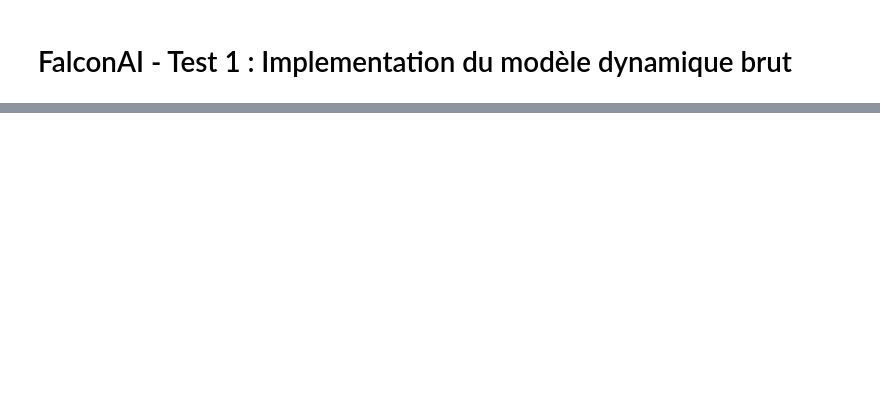
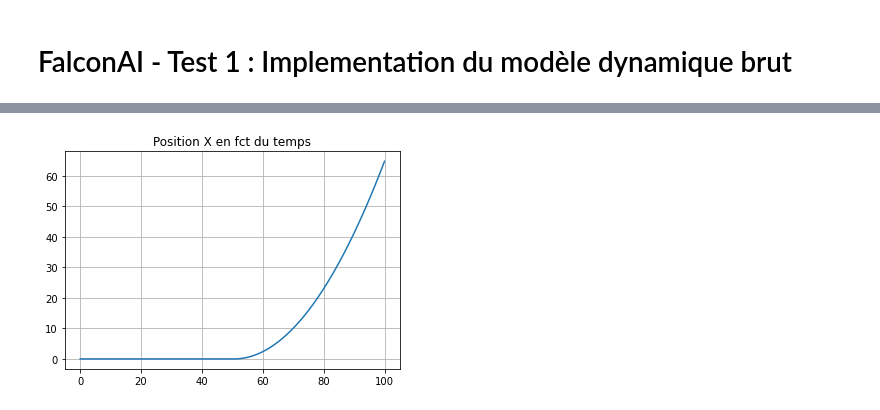
Before and after one commit to vintel38/FalconAI, a Jupyter notebook: basics.ipynb, the cells around one changed output, grey strips where cells are left out. Cells and saved outputs as stored; diff of their text form; code cells hidden in the pictures; blank space fills up the shorter version.

```diff
--- a/basics.ipynb
+++ b/basics.ipynb
@@ -35,21 +38,24 @@ def Poussee(alpha, beta, thr, T):
 # %%
-def RPFD(F_f, D_f, I, m):
+def RPFD(F_f, D_f, I, m, X):
     """
     Calcul du Principe de Fondamental de la Dynamique
     F_f : Poussée orientée du booster dans le repère de la fusée (en N)
     D_f : Vecteur point de poussée - CDG dans le repère de la fusée (en N)
     I : Inertie du booster autour de son CDG
     m : masse du booster (en kg)
+    X: vecteur état global
     """
 
-    x_pp = F_f / m
+    P = coord_local2global(np.array([[0, 0, -m*9.81]]), X)[0]
+    #print('Poids dans ref fusée, {}'.format(P))
+    x_pp = (F_f + P) / m
 
     M_f_CDG = np.cross(D_f, F_f)
     theta_pp = M_f_CDG / I
     #print('x_pp = {}'.format(x_pp))
     #print('theta_pp = {}'.format(theta_pp))
     #print(np.array([x_pp, theta_pp]))
-    return np.array([x_pp, theta_pp])
+    return np.array((x_pp, theta_pp))
 # %%
 def coord_local2global(vectors, state):
     """
@@ -146,0 +163,7 @@ plt.show()
+# %%
+plt.plot(X[0, :])
+plt.grid()
+plt.title('Position X en fct du temps')
+plt.show()
+# %% [output]
+[figure, added]
```
Also changed, not shown: parts of 12 cells of this notebook.
